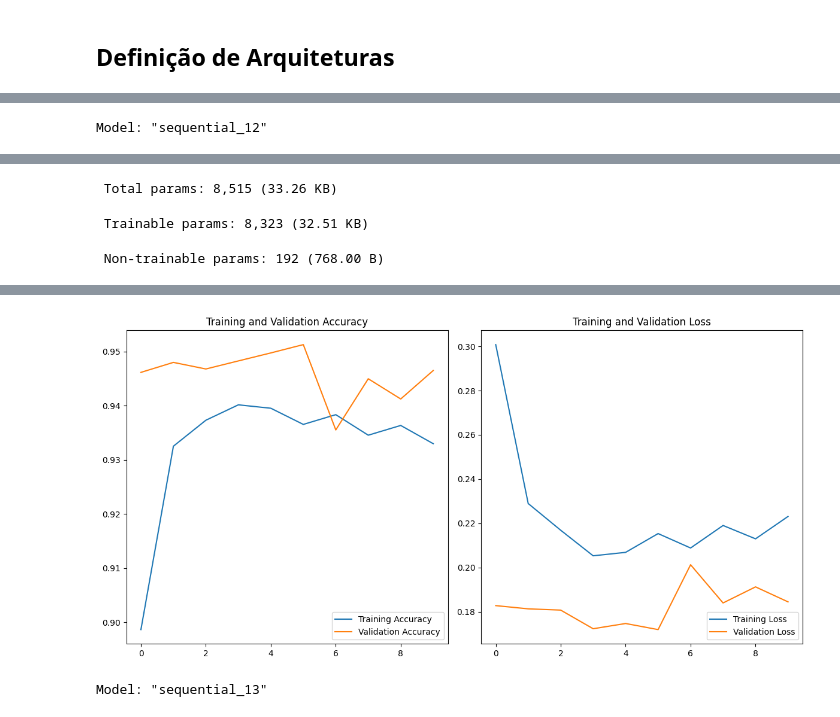
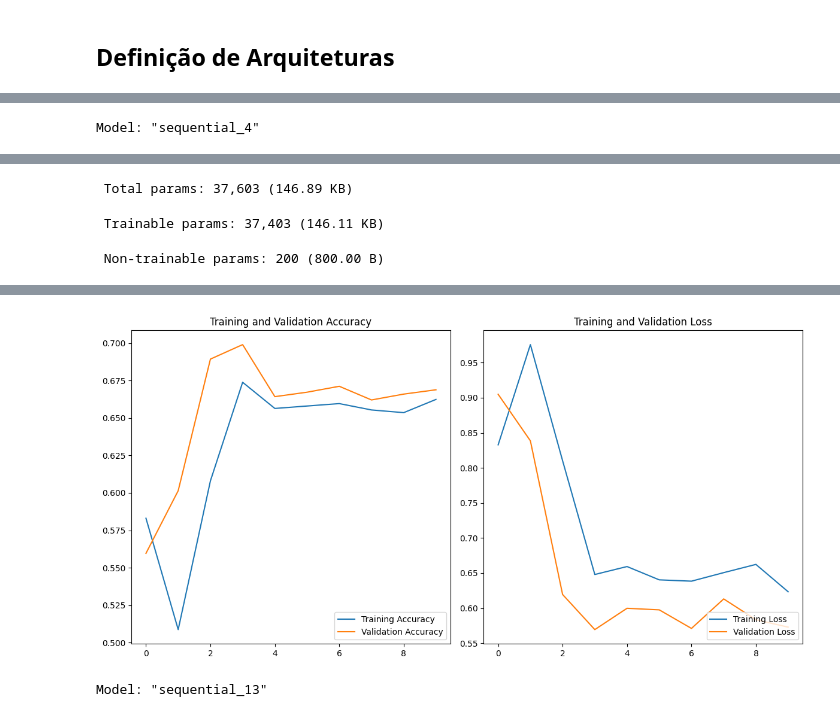
Before and after one commit to marina-moreira/mei-approf, a Jupyter notebook: RNN/notebooks/03_modelDevelopmentTradicionalRNNMultiLayer.ipynb, the cells around one changed output, grey strips where cells are left out. Saved outputs shown, nothing was run; the diff lists cells and outputs as text; code cells hidden in the pictures.

```diff
--- a/RNN/notebooks/03_modelDevelopmentTradicionalRNNMultiLayer.ipynb
+++ b/RNN/notebooks/03_modelDevelopmentTradicionalRNNMultiLayer.ipynb
@@ -338,62 +379,48 @@ Test loss: 0.735309898853302, Test accuracy: 0.6498919129371643
 # %%
-from keras.models import Sequential
-from keras.layers import SimpleRNN, Dense, Dropout, BatchNormalization
-
-WINDOW_LENGTH = 20
+WINDOW_LENGTH = 30
 
 X_train, X_test, y_train, y_test = prepare_data(df_motionSense, WINDOW_LENGTH)
+from tensorflow.keras.layers import SimpleRNN, Dense, Flatten, BatchNormalization, Dropout
+from tensorflow.keras.models import Sequential
 
-# Crie o modelo
-model = Sequential([
-    SimpleRNN(64, activation='tanh', input_shape=(WINDOW_LENGTH, NUM_FEATURES), return_sequences=True),
-    Dropout(0.2),
+model_5 = Sequential([
+    SimpleRNN(128, activation='tanh', input_shape=(WINDOW_LENGTH, NUM_FEATURES), return_sequences=True),
+    Dropout(0.5),
+    SimpleRNN(64, activation='tanh', return_sequences=False),
+    Dropout(0.5),
+    Flatten(),
+    Dense(100, activation='relu'),
     BatchNormalization(),
-    SimpleRNN(32, activation='tanh', return_sequences=False),
-    Dropout(0.2),
-    BatchNormalization(),
-    Dense(NUM_CLASSES, activation='softmax')
+    Dropout(0.5),
+    Dense(3, activation='softmax')
 ])
 
-# Adicione uma camada RNN com 64 unidades e Dropout
-#model.add(SimpleRNN(64, activation='tanh', input_shape=(WINDOW_LENGTH, NUM_FEATURES), return_sequences=True))
-#model.add(Dropout(0.2))
-#model.add(BatchNormalization())
 
-# Adicione uma segunda camada RNN com 32 unidades e Dropout
-#model.add(SimpleRNN(32, activation='tanh', return_sequences=False))
-#model.add(Dropout(0.2))
-#model.add(BatchNormalization())
+model_5.compile(optimizer='adam', loss='categorical_crossentropy', metrics=['accuracy'])
 
-# Adicione uma camada densa para a saída com ativação softmax
-#model.add(Dense(NUM_CLASSES, activation='softmax'))
+model_5.summary()
 
-# Compile o modelo
-model.compile(optimizer='adam', loss='categorical_crossentropy', metrics=['accuracy'])
+model_5.save('../models/model_5/model_5_h14.keras')
 
-model.summary()
+start_time = time.time()
 
-#model_4.save('../models/model_4/model_4_h2.h5')
-#model_4.save('../models/model_4/model_4_h2.keras')
+history_14 = model_5.fit(X_train, y_train, epochs=EPOCHS, batch_size=32, validation_data=(X_test, y_test), callbacks=[early_stopping, reduce_lr])
 
-#start_time = time.time()
+end_time = time.time()
+execution_time = end_time - start_time
+print(f"Tempo de execução: {execution_time} segundos")
 
-history = model.fit(X_train, y_train, epochs=EPOCHS, batch_size=32, validation_data=(X_test, y_test), callbacks=[early_stopping, reduce_lr])
-
-#end_time = time.time()
-#execution_time = end_time - start_time
-#print(f"Tempo de execução: {execution_time} segundos")
-
-#history_path = '../models/model_4/history_2.pkl'
-#with open(history_path, 'wb') as file:
- #   pickle.dump(history_2.history, file)
+history_path = '../models/model_5/history_14.pkl'
+with open(history_path, 'wb') as file:
+    pickle.dump(history_14.history, file)
 
 
-loss, accuracy = model.evaluate(X_test, y_test)
+loss, accuracy = model_5.evaluate(X_test, y_test)
 print(f'Test loss: {loss}, Test accuracy: {accuracy}')
 
-plot_training_results(history)
+plot_training_results(history_14)
 # %% [output]
-Model: "sequential_12"
+Model: "sequential_4"
 ┏━━━━━━━━━━━━━━━━━━━━━━━━━━━━━━━━━┳━━━━━━━━━━━━━━━━━━━━━━━━┳━━━━━━━━━━━━━━━┓
 ┃ Layer (type)                    ┃ Output Shape           ┃       Param # ┃
 ┡━━━━━━━━━━━━━━━━━━━━━━━━━━━━━━━━━╇━━━━━━━━━━━━━━━━━━━━━━━━╇━━━━━━━━━━━━━━━┩
@@ -415,5 +440,5 @@ Model: "sequential_12"
 └─────────────────────────────────┴────────────────────────┴───────────────┘
- Total params: 8,515 (33.26 KB)
+ Total params: 37,603 (146.89 KB)
- Trainable params: 8,323 (32.51 KB)
+ Trainable params: 37,403 (146.11 KB)
- Non-trainable params: 192 (768.00 B)
+ Non-trainable params: 200 (800.00 B)
 Epoch 1/50
@@ -436,4 +461,4 @@ Test loss: 0.1827472746372223, Test accuracy: 0.9461681246757507
-[figure, old version]
+[figure, new version]
 # %%
 from keras.models import Sequential
 from keras.layers import SimpleRNN, Dense, Dropout, BatchNormalization
```
Also changed, not shown: parts of 19 cells of this notebook, 4 other files.
